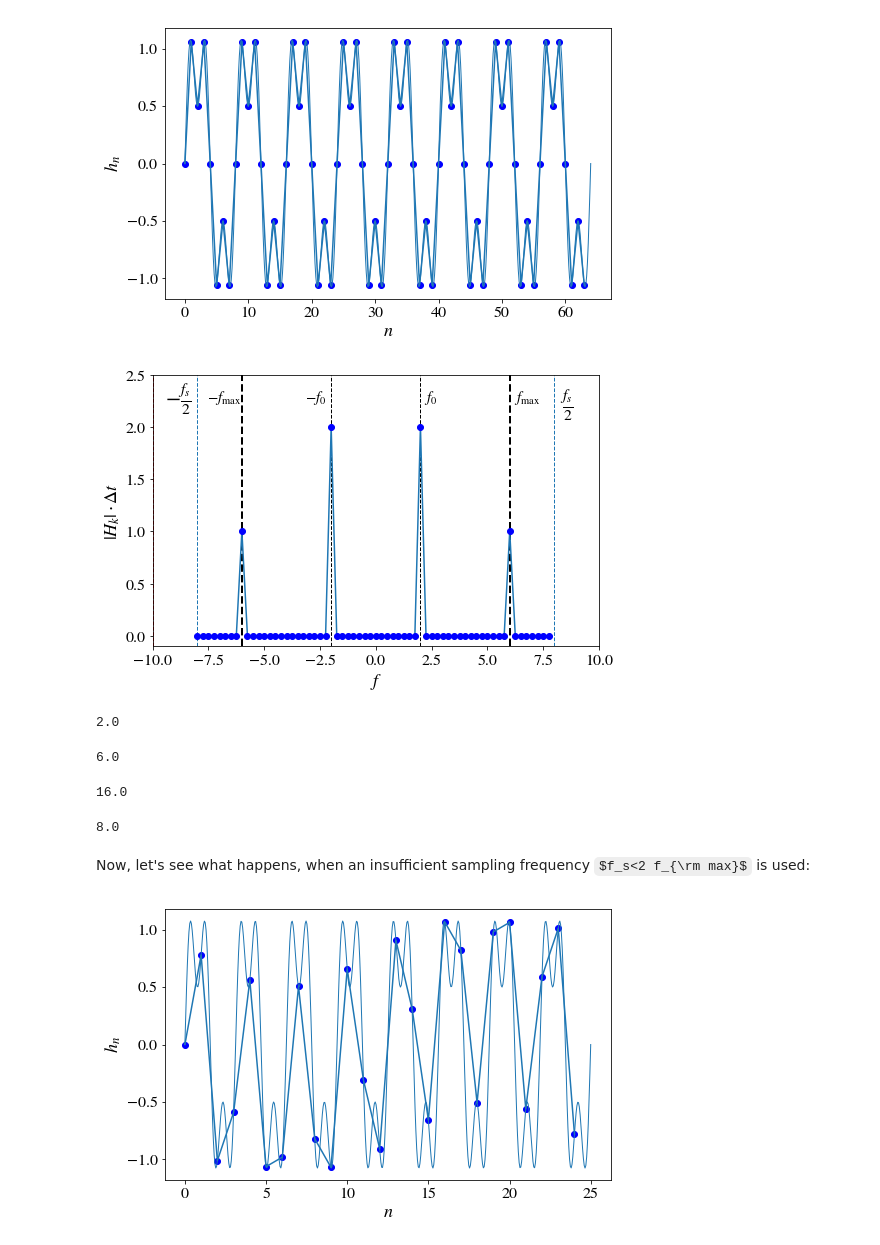
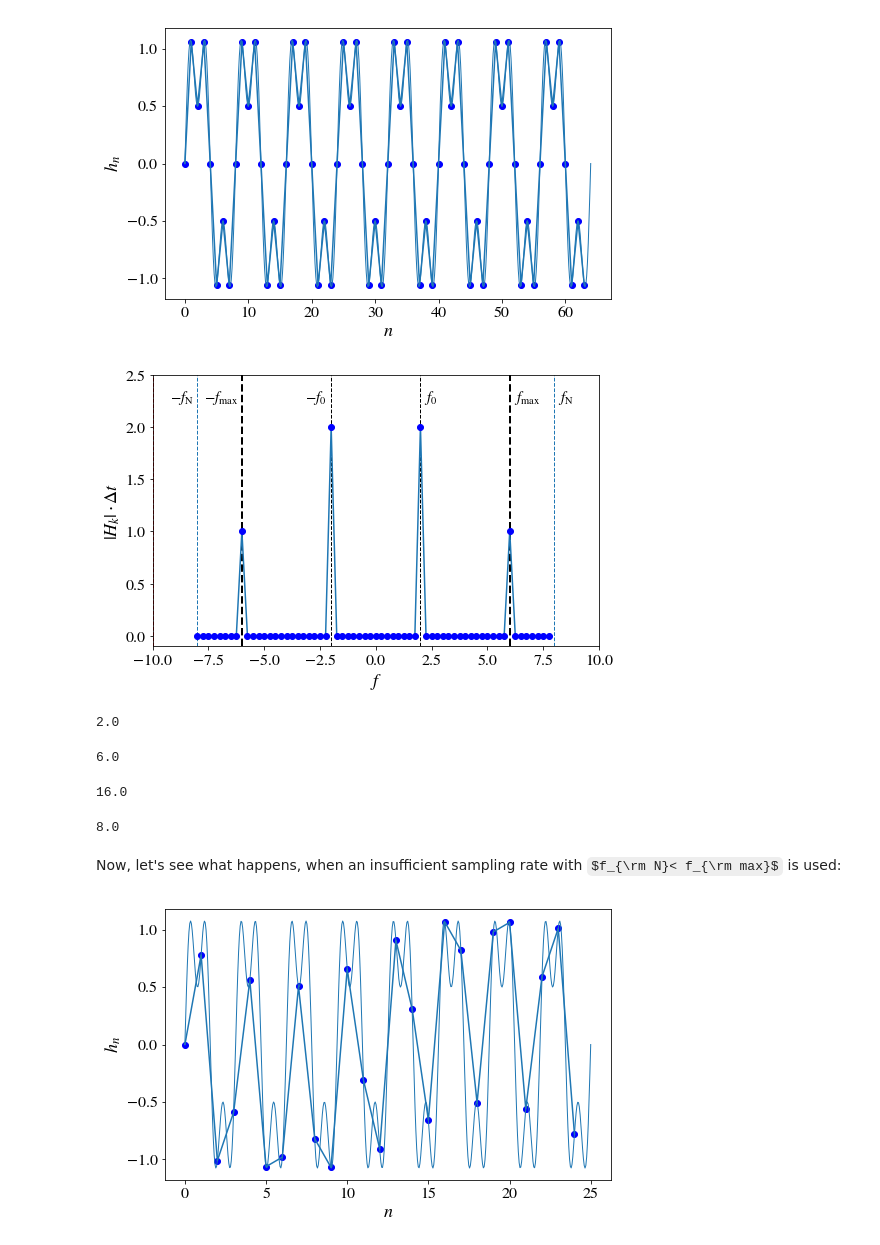
Before and after one commit to niksterg/pyFourier, a Jupyter notebook: DFT.ipynb, the cells around one changed output. Drawn from its saved outputs; the diff is of its cells as text; code cells hidden in the pictures; some formulas as TeX source.

Commit message:
added definition of Nyquist frequency

```diff
--- a/DFT.ipynb
+++ b/DFT.ipynb
@@ -509,30 +511,30 @@ f_shift = fftpack.fftshift(f_k)
 # %%
 plt.plot(f_shift, np.abs(H_k_shift) *dt)
 plt.plot(f_shift, np.abs(H_k_shift) *dt, 'bo')
 plt.xlabel(r'$f$') ; plt.ylabel(r'$|H_k|\cdot \Delta t$')
 ymax = 2.5
 ymin = -0.1
 yl = ymax-0.25
 plt.axis([-10, 10, ymin, ymax])
 plt.vlines(f0, ymin, ymax, linestyles = '--', linewidth=1.0)
 plt.vlines(-f0, ymin, ymax, linestyles = '--', linewidth=1.0)
 plt.vlines(fmax, ymin, ymax, linestyles = '--', linewidth=2.0)
 plt.vlines(-fmax, ymin, ymax, linestyles = '--', linewidth=2.0)
 plt.vlines(-1/(2*dt), ymin, ymax, linestyles = '--', linewidth=1.0, colors='tab:blue')
 plt.vlines(1/(2*dt), ymin, ymax, linestyles = '--', linewidth=1.0, colors='tab:blue')
 plt.vlines(-1/dt, ymin, ymax, linestyles = '--', linewidth=1.0, colors='tab:blue')
 plt.vlines(1/dt, ymin, ymax, linestyles = '--', linewidth=1.0, colors='tab:blue')
 plt.vlines(f_s-fmax, ymin, ymax, linestyles = '--', linewidth=1.0, colors='r')
 plt.vlines(-(f_s-fmax), ymin, ymax, linestyles = '--', linewidth=1.0, colors='r')
 plt.text(f0+0.15, yl, r'$f_0$', fontsize=15)
-plt.text(-fmax-1.55, yl, r'$-f_{\rm max}$', fontsize=15)
+plt.text(-fmax-1.7, yl, r'$-f_{\rm max}$', fontsize=15)
 plt.text(fmax+0.2, yl, r'$f_{\rm max}$', fontsize=15)
 plt.text(-f0-1.15, yl, r'$-f_0$', fontsize=15)
-plt.text(1/(2*dt)+0.27, yl-0.1, r'$\frac{f_s}{2}$', fontsize=22)
-plt.text(-1/(2*dt)-1.45, yl-0.04, r'$-\frac{f_s}{2}$', fontsize=22)
+plt.text(1/(2*dt)+0.15, yl, r'$f_{\rm N}$', fontsize=15)
+plt.text(-1/(2*dt)-1.2, yl, r'$-f_{\rm N}$', fontsize=15)
 plt.show()
 # %% [output]
-[figure, old version]
+[figure, new version]
 # %%
 display(f0, fmax, f_s, f_s/2)
 # %% [output]
@@ -541,7 +543,7 @@ display(f0, fmax, f_s, f_s/2)
 16.0
 8.0
 # %% [markdown]
-Now, let's see what happens, when an insufficient sampling frequency $f_s<2 f_{\rm max}$ is used:
+Now, let's see what happens, when an insufficient sampling rate with $f_{\rm N}< f_{\rm max}$ is used:
 # %%
 N = int(3.2*Ncycles)  # number of samples
 
```
Also changed, not shown: parts of 5 cells of this notebook.
